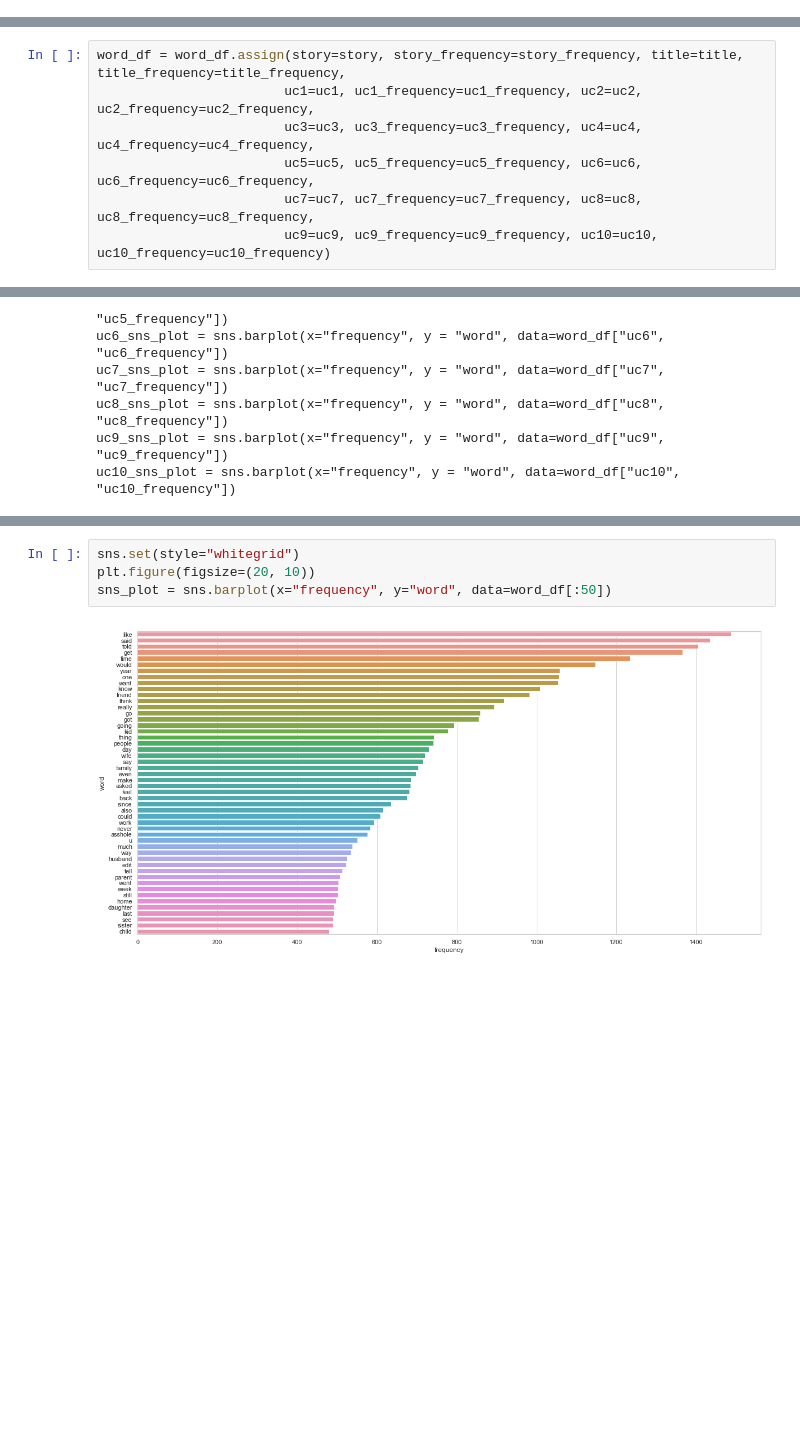
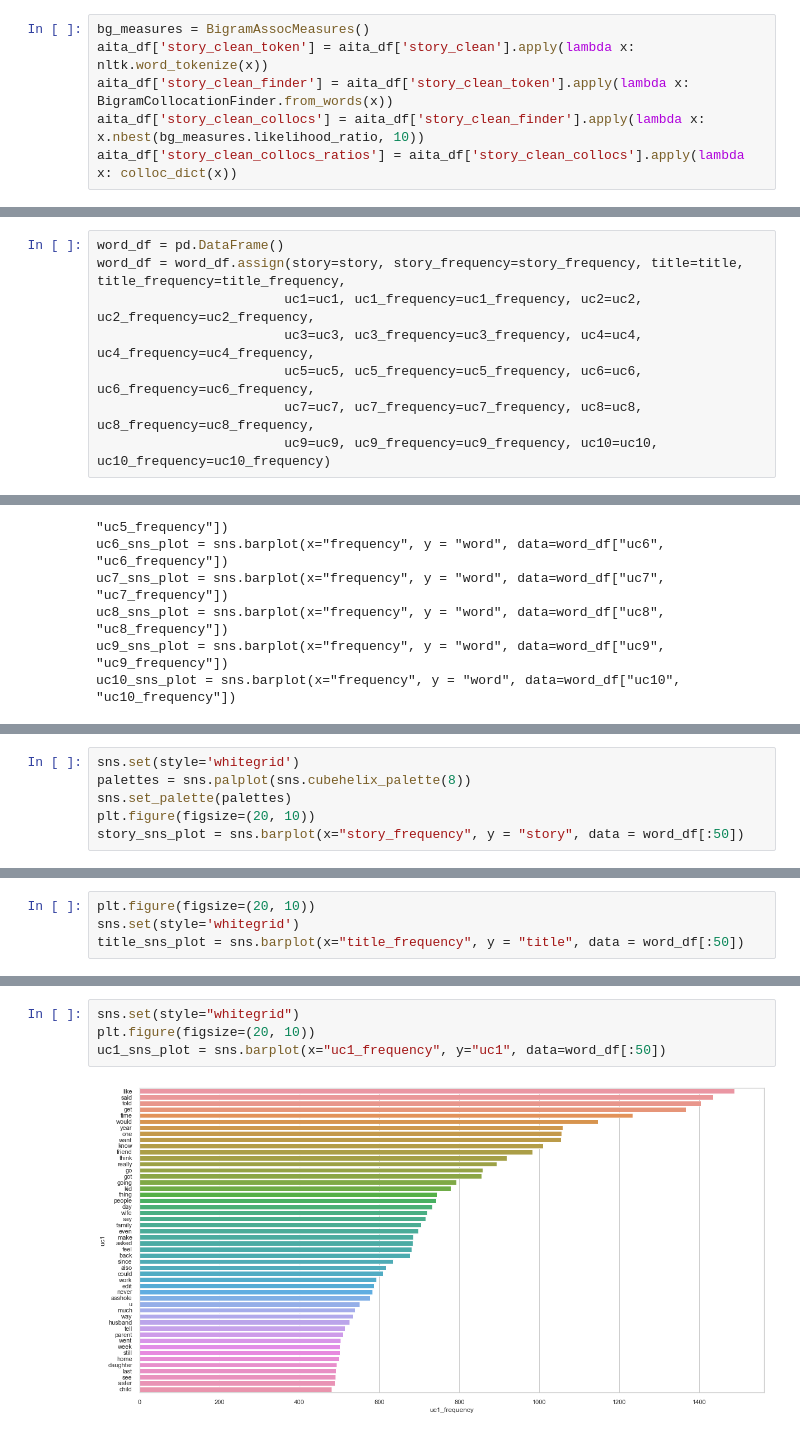
Before and after one commit to Andrew-Sai/reddit-aita, a Jupyter notebook: reddit-aita-preparation.ipynb, the cells around one changed output, grey strips where cells are left out. Cells and saved outputs as stored; diff of their text form; blank space fills up the shorter version.

```diff
--- a/reddit-aita-preparation.ipynb
+++ b/reddit-aita-preparation.ipynb
@@ -162,0 +189,6 @@ for col in range(1, 11):
+# %%
+bg_measures = BigramAssocMeasures()
+aita_df['story_clean_token'] = aita_df['story_clean'].apply(lambda x: nltk.word_tokenize(x))
+aita_df['story_clean_finder'] = aita_df['story_clean_token'].apply(lambda x: BigramCollocationFinder.from_words(x))
+aita_df['story_clean_collocs'] = aita_df['story_clean_finder'].apply(lambda x: x.nbest(bg_measures.likelihood_ratio, 10))
+aita_df['story_clean_collocs_ratios'] = aita_df['story_clean_collocs'].apply(lambda x: colloc_dict(x))
@@ -232,6 +274,7 @@ uc8, uc8_frequency = list(user_comment8_dict.keys())[:1000], list(user_comment8_
 uc9, uc9_frequency = list(user_comment9_dict.keys())[:1000], list(user_comment9_dict.values())[:1000]
 uc10, uc10_frequency = list(user_comment10_dict.keys())[:1000], list(user_comment10_dict.values())[:1000]
 # %%
+word_df = pd.DataFrame()
 word_df = word_df.assign(story=story, story_frequency=story_frequency, title=title, title_frequency=title_frequency,
                         uc1=uc1, uc1_frequency=uc1_frequency, uc2=uc2, uc2_frequency=uc2_frequency,
                         uc3=uc3, uc3_frequency=uc3_frequency, uc4=uc4, uc4_frequency=uc4_frequency,
@@ -294,0 +409,6 @@ ValueError: Could not interpret input 'frequency'
+# %%
+sns.set(style='whitegrid')
+palettes = sns.palplot(sns.cubehelix_palette(8))
+sns.set_palette(palettes)
+plt.figure(figsize=(20, 10))
+story_sns_plot = sns.barplot(x="story_frequency", y = "story", data = word_df[:50])
@@ -294,0 +418,4 @@ ValueError: Could not interpret input 'frequency'
+# %%
+plt.figure(figsize=(20, 10))
+sns.set(style='whitegrid')
+title_sns_plot = sns.barplot(x="title_frequency", y = "title", data = word_df[:50])
@@ -295,6 +424,6 @@ ValueError: Could not interpret input 'frequency'
 # %%
 sns.set(style="whitegrid")
 plt.figure(figsize=(20, 10))
-sns_plot = sns.barplot(x="frequency", y="word", data=word_df[:50])
+uc1_sns_plot = sns.barplot(x="uc1_frequency", y="uc1", data=word_df[:50])
 # %% [output]
-[figure, old version]
+[figure, new version]
```
Also changed, not shown: parts of 36 cells of this notebook.
